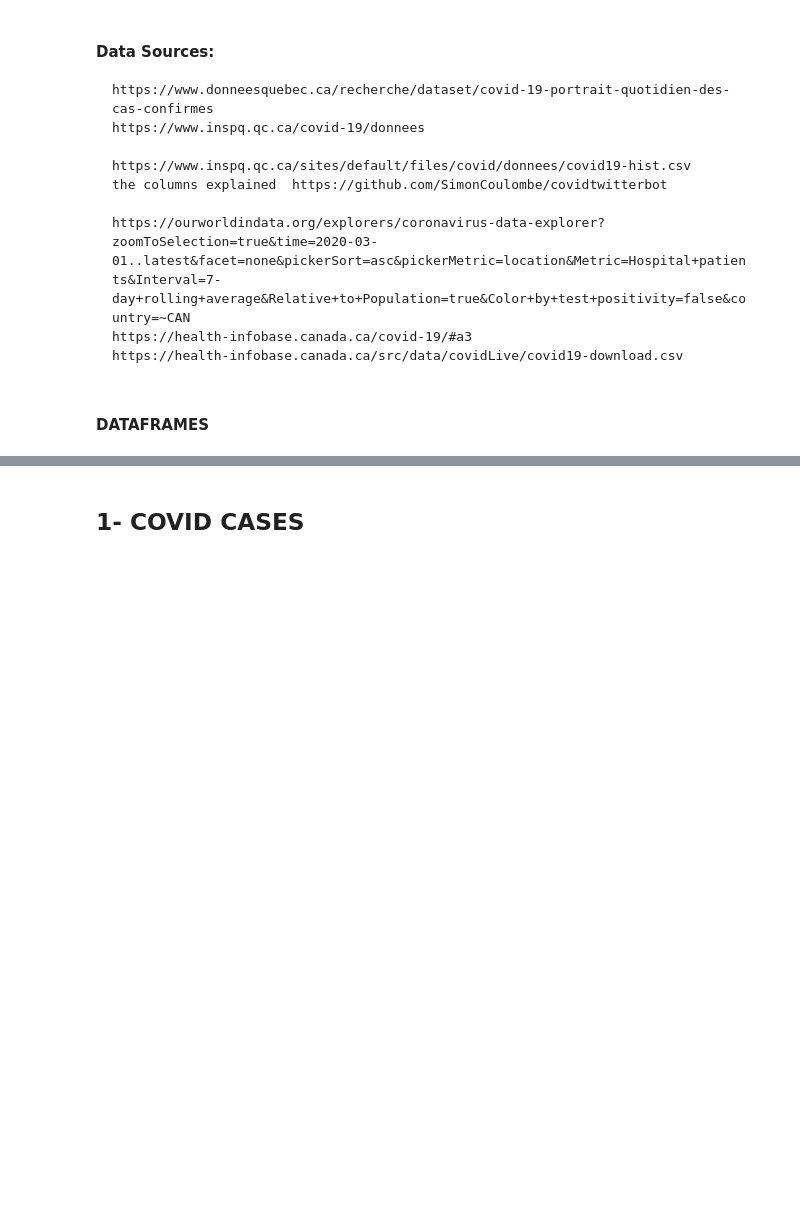
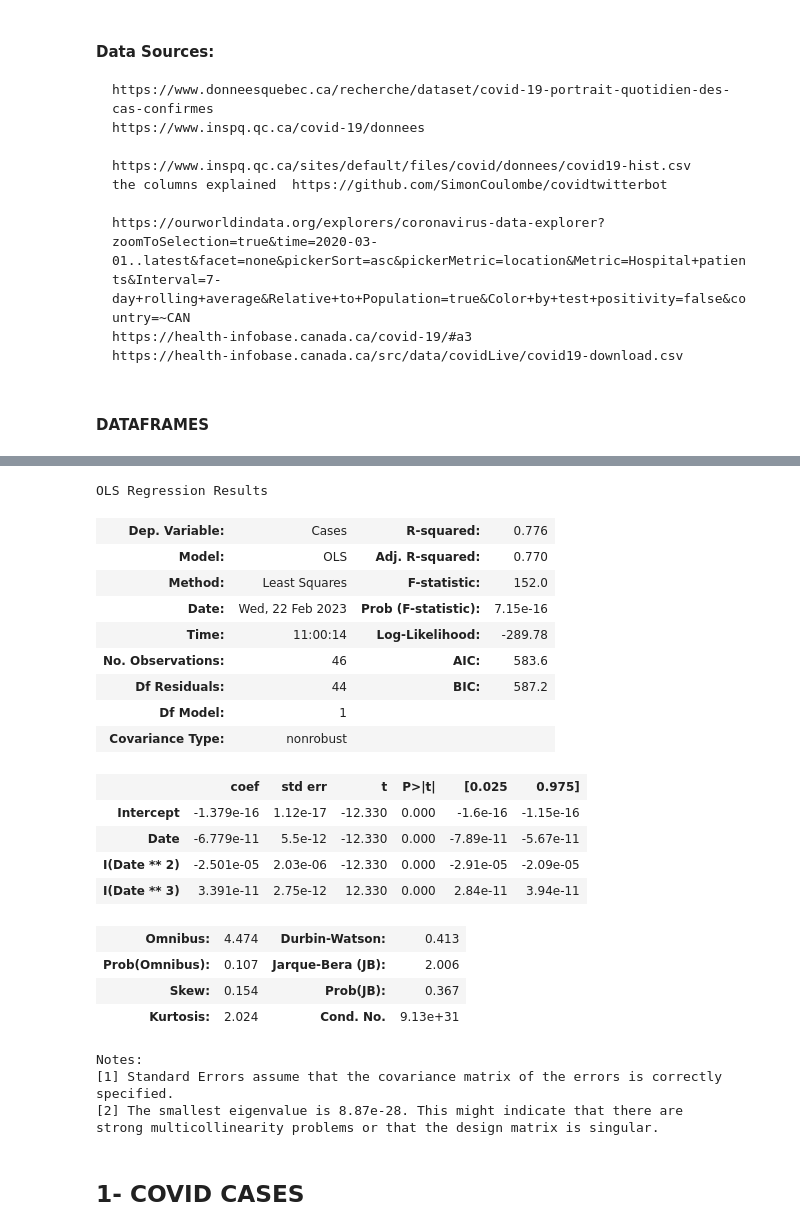
Before and after one commit to Rakrakor/ds-regression-Project2-RDD, a Jupyter notebook: Regression-Project2-RDD.ipynb, the cells around one changed output, grey strips where cells are left out. Drawn from its saved outputs; the diff is of its cells as text; code cells hidden in the pictures; blank space fills up the shorter version.

```diff
--- a/Regression-Project2-RDD.ipynb
+++ b/Regression-Project2-RDD.ipynb
@@ -97,3 +191,32 @@ df_death = pd.read_csv('https://msss.gouv.qc.ca/professionnels/statistiques/docu
+# %%
+# y,x=dmatrices('Cases ~ Date',df_cov)
+
+# model=sm.OLS(y,x).fit()
+model.summary()
+# %% [output]
+OLS Regression Results
+| Dep. Variable: | Cases | R-squared: | 0.776 |
+| Model: | OLS | Adj. R-squared: | 0.770 |
+| Method: | Least Squares | F-statistic: | 152.0 |
+| Date: | Wed, 22 Feb 2023 | Prob (F-statistic): | 7.15e-16 |
+| Time: | 11:00:14 | Log-Likelihood: | -289.78 |
+| No. Observations: | 46 | AIC: | 583.6 |
+| Df Residuals: | 44 | BIC: | 587.2 |
+| Df Model: | 1 |  |  |
+| Covariance Type: | nonrobust |  |  |
+|  | coef | std err | t | P>|t| | [0.025 | 0.975] |
+| Intercept | -1.379e-16 | 1.12e-17 | -12.330 | 0.000 | -1.6e-16 | -1.15e-16 |
+| Date | -6.779e-11 | 5.5e-12 | -12.330 | 0.000 | -7.89e-11 | -5.67e-11 |
+| I(Date ** 2) | -2.501e-05 | 2.03e-06 | -12.330 | 0.000 | -2.91e-05 | -2.09e-05 |
+| I(Date ** 3) | 3.391e-11 | 2.75e-12 | 12.330 | 0.000 | 2.84e-11 | 3.94e-11 |
+| Omnibus: | 4.474 | Durbin-Watson: | 0.413 |
+| Prob(Omnibus): | 0.107 | Jarque-Bera (JB): | 2.006 |
+| Skew: | 0.154 | Prob(JB): | 0.367 |
+| Kurtosis: | 2.024 | Cond. No. | 9.13e+31 |
+Notes:
+[1] Standard Errors assume that the covariance matrix of the errors is correctly specified.
+[2] The smallest eigenvalue is 8.87e-28. This might indicate that there are
+strong multicollinearity problems or that the design matrix is singular.
 # %%
 #df.columns
 # %% [markdown]
```
Also changed, not shown: parts of 3 cells of this notebook.
